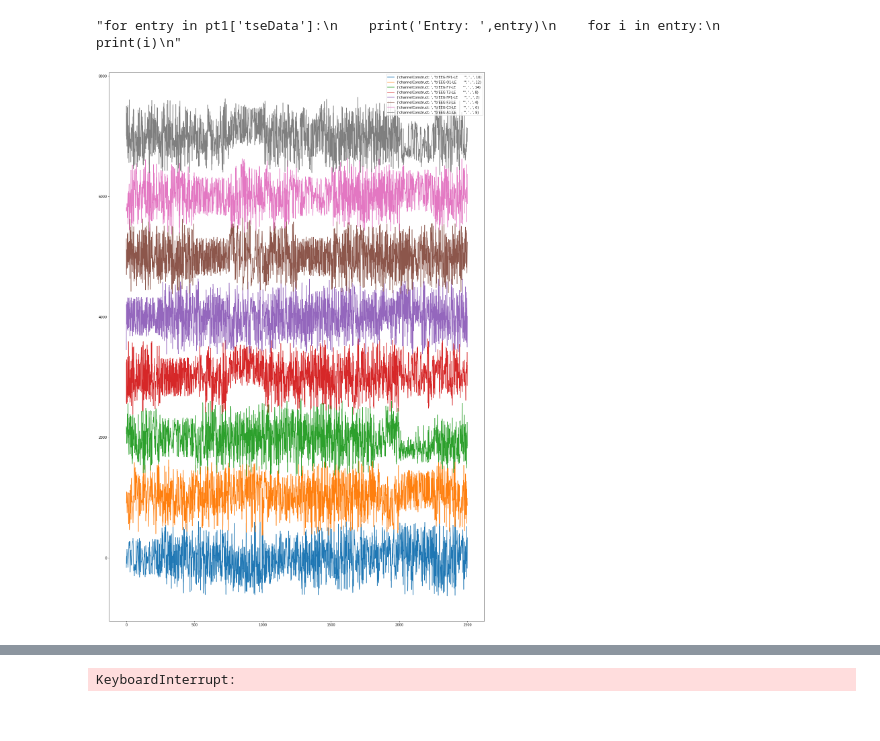
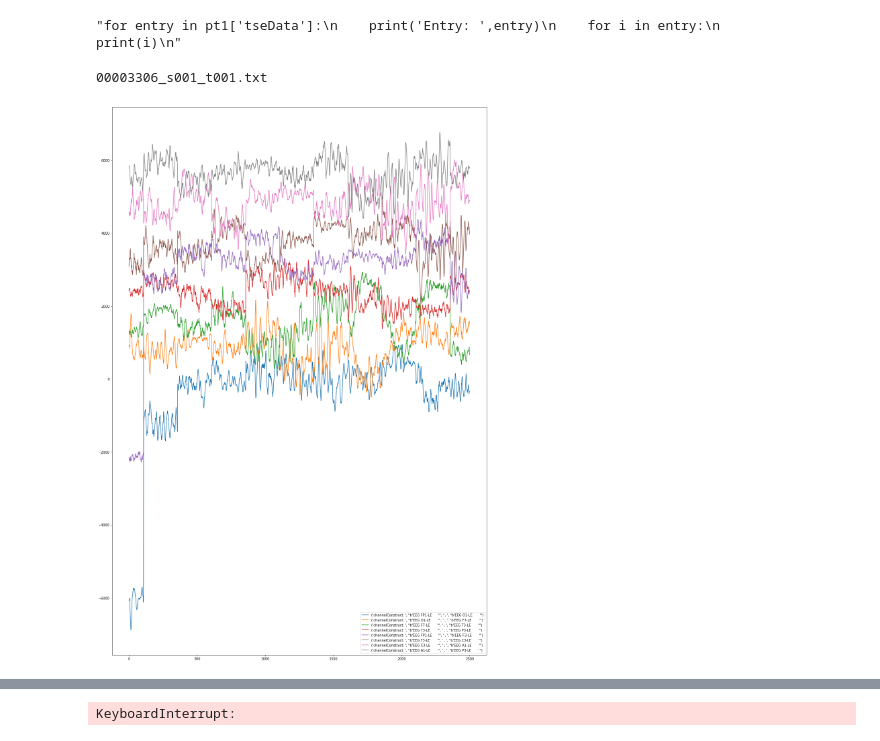
Before and after one commit to UC89/eegProject, a Jupyter notebook: fileTreeParser_1.ipynb, the cells around one changed output, grey strips where cells are left out. Cells and saved outputs as stored; diff of their text form; code cells hidden in the pictures.

```diff
--- a/fileTreeParser_1.ipynb
+++ b/fileTreeParser_1.ipynb
@@ -194,7 +195,7 @@ class channel(object):
         print("Type SAMPLE: ",type(self.sampleRate))
         print("START BYTE FROM CHANNEL DATA: ",startByte," Start: ",start," SampleRate: ",self.sampleRate)
         seekLocation = int(self.channelIndex + int(startByte))  #need to fix this --------------
-        numberOfBytes = int(self.sampleRate) * float(duration) # * 2
+        numberOfBytes = int(self.sampleRate) * float(duration) * 2
         try:
             numberOfBytes = int(numberOfBytes)
         except:
@@ -331,7 +332,7 @@ class edfData(object):
         for i in range(int(self.nSignals)):
 
             channelValues ={'filepath':self.filePath}
-            byteLength = int(self.channels['sampleRate'][i])*self.nRecords*2
+            byteLength = int(self.channels['sampleRate'][i])*self.nRecords     #*2
             channelIndex = channelDataStart
             channelDataStart +=byteLength
 
@@ -690,25 +691,33 @@ START BYTE FROM CHANNEL DATA:  559700.85  Start:  1119.4017  SampleRate:  250
 "for entry in pt1['tseData']:\n    print('Entry: ',entry)\n    for i in entry:\n        print(i)\n"
 # %%
 featureFiles = os.listdir('abszDirectory')
-#print(featureFiles)
-sampleTxtFile = 'abszDirectory/'+str(featureFiles[0])
+print(featureFiles[3])
+sampleTxtFile = 'abszDirectory/'+str(featureFiles[4])
 testDataFile = loadFeatureData(sampleTxtFile)
 eegKeys = list(testDataFile.keys())
 
 #print (testDataFile.keys())
 #print(testDataFile[eegKeys[0]][0:20])
 #for i,key in enumerate(eegKeys):
 #    print (i,' : ',key,testDataFile[key][0:10])
 
 longBipolarMontage = [[0,10],[10,12],[12,14],[14,8],[0,2],[2,4],[4,6],[6,8]]
 plt.figure(figsize=(20,30))
 
+def fft(time_data):
+    return np.log10(np.absolute(np.fft.rfft(time_data, axis=1)[:,1:48]))
 
+fftData = {}
 for i,channelConstruct in enumerate(longBipolarMontage):
     #print ('channelConstruct: ',channelConstruct[0],' , ',channelConstruct[1])
-    channelData = np.array(testDataFile[eegKeys[channelConstruct[0]]][5000:7500]) - np.array(testDataFile[eegKeys[channelConstruct[1]]][5000:7500])
+    channelData = np.array(testDataFile[eegKeys[channelConstruct[0]]][43000:45500]) - np.array(testDataFile[eegKeys[channelConstruct[1]]][43000:45500])
+    channelName = (str(eegKeys[channelConstruct[0]])+' , '+str(eegKeys[channelConstruct[1]]))
+    #fftData[channelName] = fft(channelData)
+    #fftData[channelName] = scipy.fftpack.fft(channelData)
     #print (eegKeys[channelConstruct[0]],' - ',eegKeys[channelConstruct[1]],' : ',channelData)
-    plt.plot((channelData/100+i*1000),label=('channelConstruct: ',eegKeys[channelConstruct[0]],' , ',channelConstruct[1]))
+    #plt.plot((channelData/100+i*1000),label=('channelConstruct: ',eegKeys[channelConstruct[0]],' , ',eegKeys[channelConstruct[1]]))
+    plt.plot((channelData+i*800),label=('channelConstruct: ',eegKeys[channelConstruct[0]],' , ',eegKeys[channelConstruct[1]]))
     plt.legend()
 # %% [output]
+00003306_s001_t001.txt
-[figure, old version]
+[figure, new version]
```
Also changed, not shown: parts of 3 cells of this notebook.
